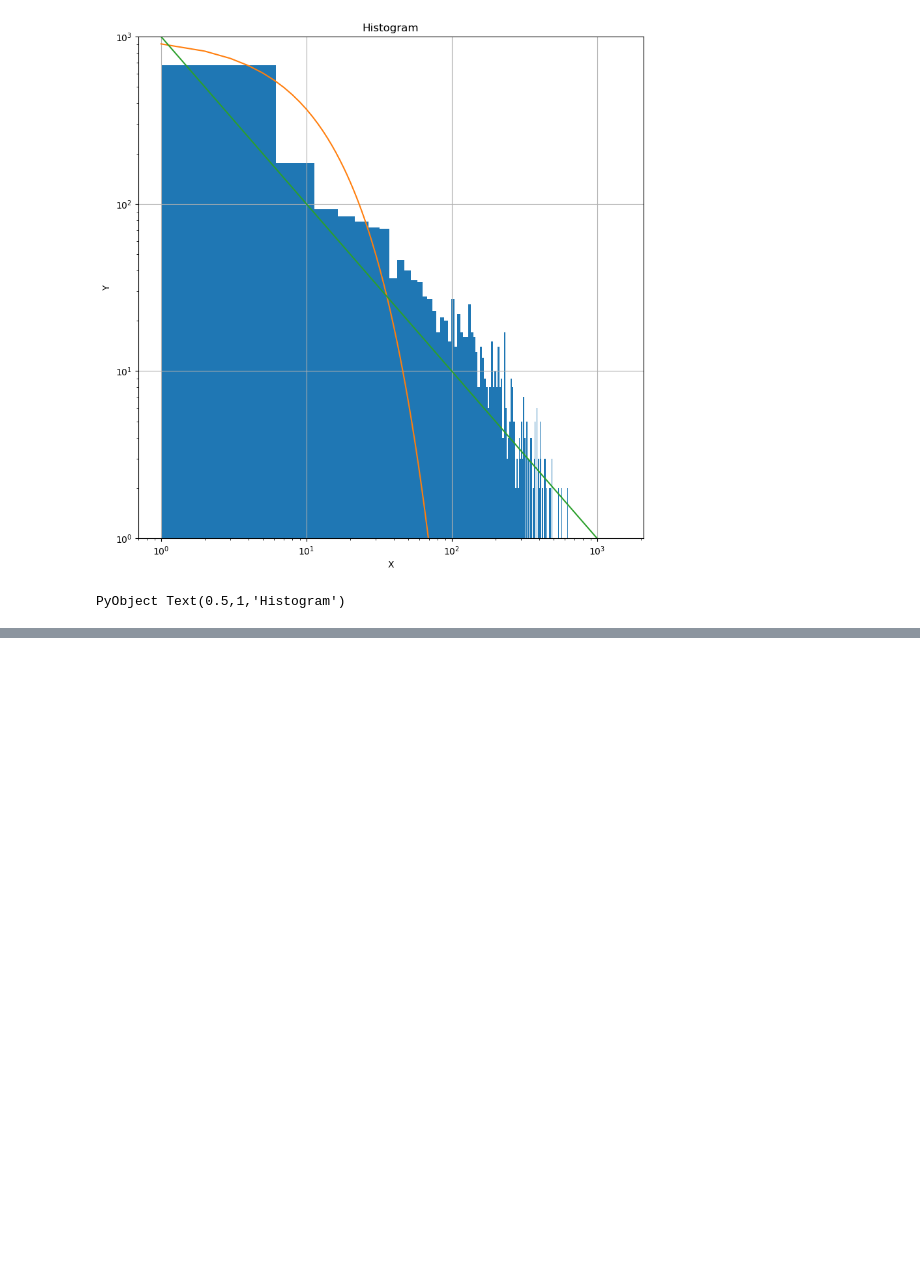
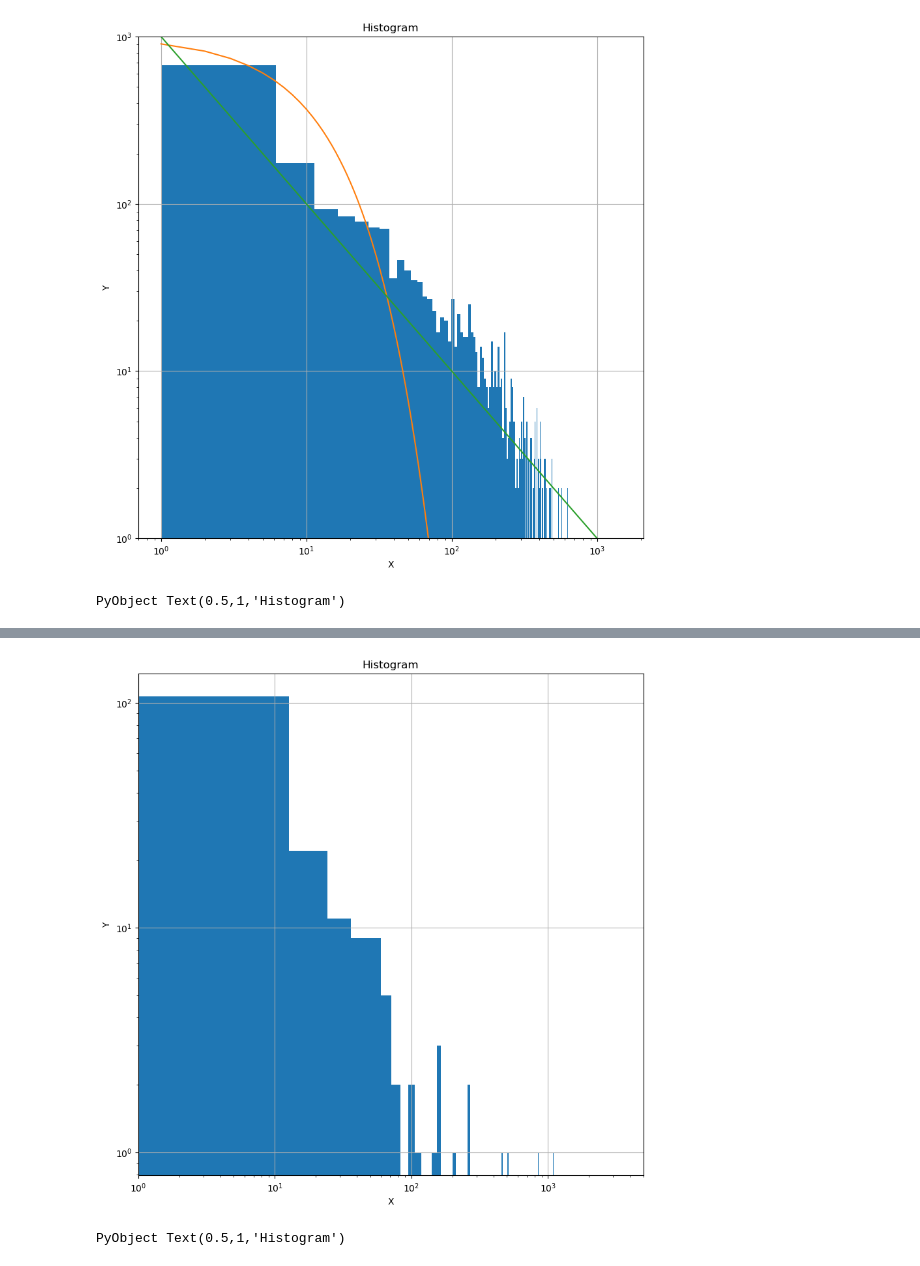
Before and after one commit to spitta8823/burst, a Jupyter notebook: julia/julia_correlated_bursts2.ipynb, the cells around one changed output, grey strips where cells are left out. Saved outputs shown, nothing was run; the diff lists cells and outputs as text; code cells hidden in the pictures; blank space fills up the shorter version.

```diff
--- a/julia/julia_correlated_bursts2.ipynb
+++ b/julia/julia_correlated_bursts2.ipynb
@@ -336,0 +389,2 @@ PyObject Text(0.5,1,'Histogram')
+# %%
+ts, τ, E = pprocess_etas(0.12,0.006)
@@ -336,0 +413,25 @@ PyObject Text(0.5,1,'Histogram')
+# %%
+##########
+#  Plot  #
+nbins = 4800; # Number of bins
+
+fig = figure("pyplot_histogram",figsize=(10,10)) # Not strictly required
+ax = axes() # Not strictly required
+h = plt[:hist](E,nbins) # Histogram
+#exp_plt = plt[:plot](expx, expy)
+#power_law_plt = plt[:plot](expx, power_lawy)
+
+xscale("log")
+yscale("log")
+
+xlim(0,5000)
+#ylim(1,10^3)
+
+grid("on")
+xlabel("X")
+ylabel("Y")
+title("Histogram")
+#gcf() # Needed for IJulia to plot inline
+# %% [output]
+[figure, added]
+PyObject Text(0.5,1,'Histogram')
```
Also changed, not shown: parts of 3 cells of this notebook.
